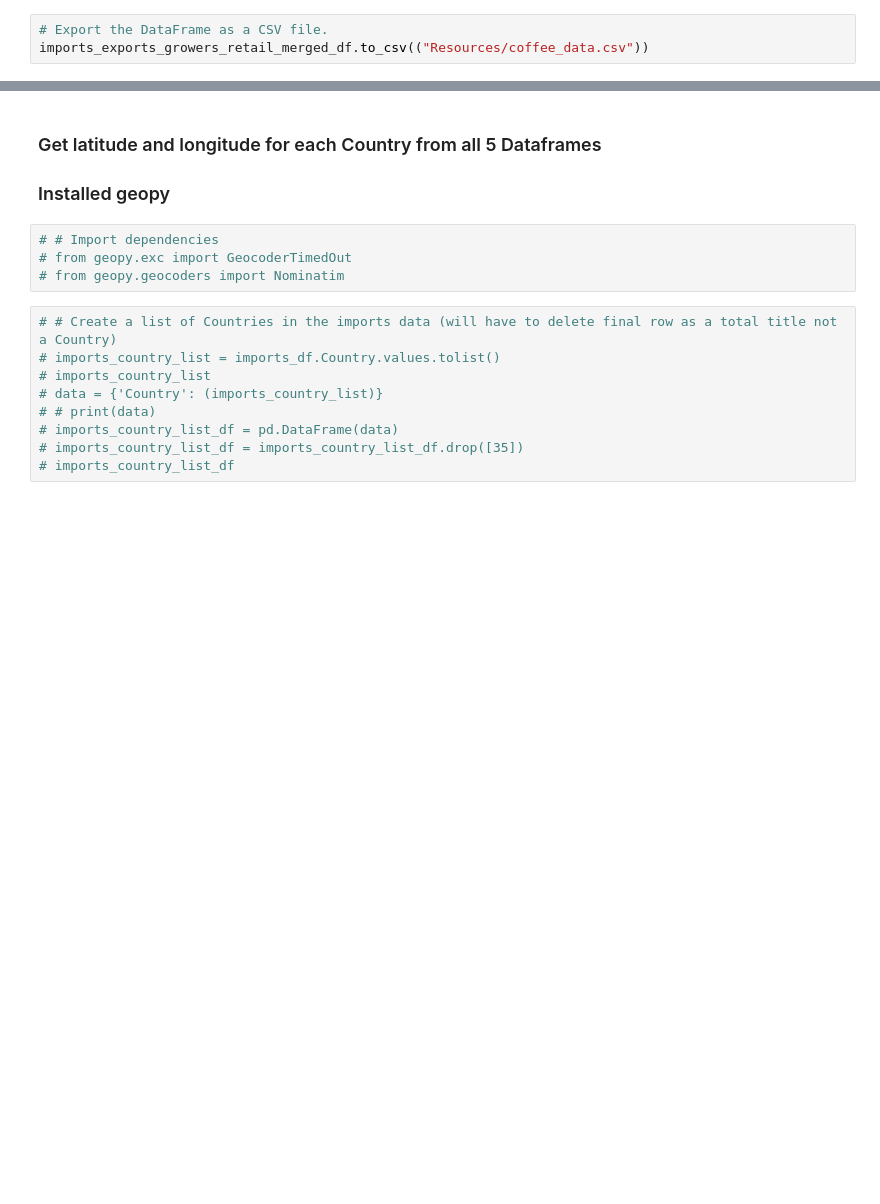
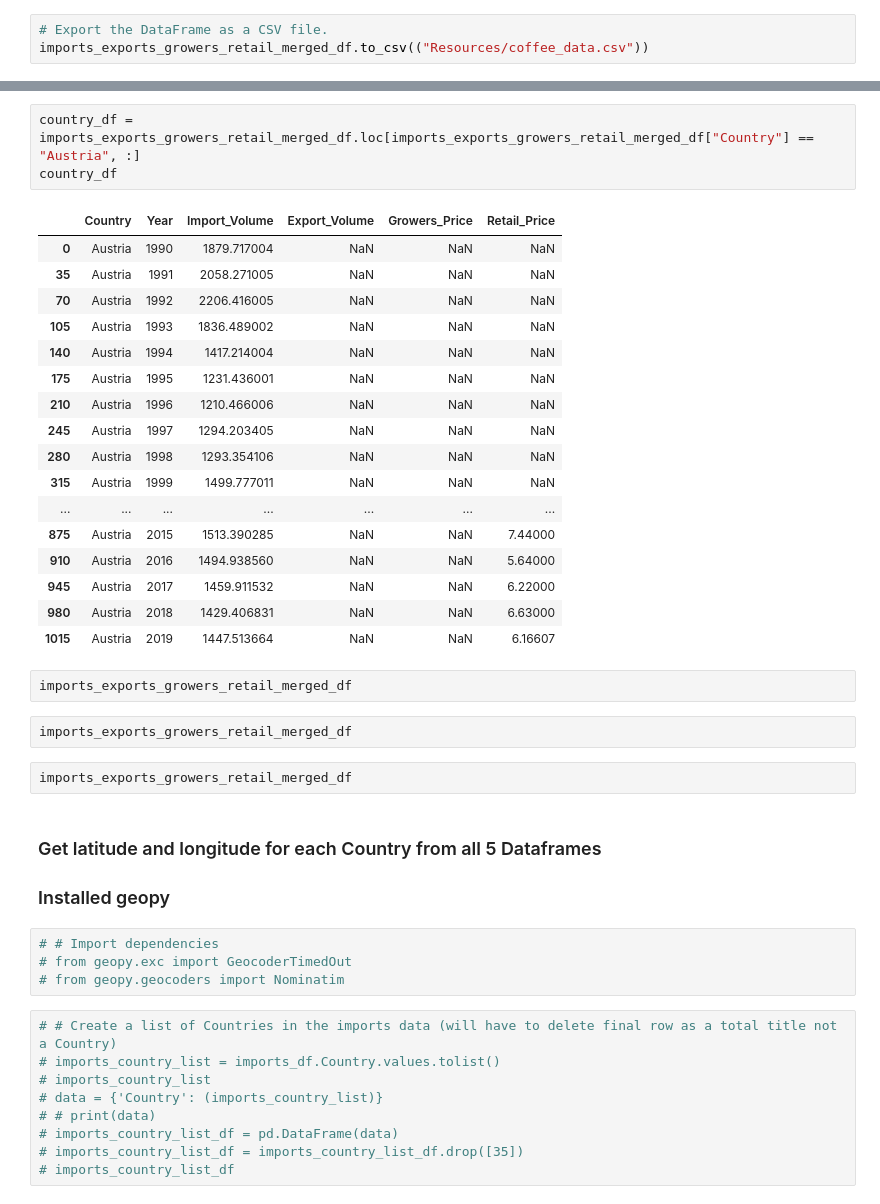
Before and after one commit to SandraBotica/Project-3, a Jupyter notebook: coffee_data.ipynb, the cells around one changed output, grey strips where cells are left out. Drawn from its saved outputs; the diff is of its cells as text; blank space fills up the shorter version.

```diff
--- a/coffee_data.ipynb
+++ b/coffee_data.ipynb
@@ -306,3 +361,30 @@ imports_exports_growers_retail_merged_df.to_csv(("Resources/coffee_data.csv"))
+# %%
+country_df = imports_exports_growers_retail_merged_df.loc[imports_exports_growers_retail_merged_df["Country"] == "Austria", :]
+country_df
+# %% [output]
+|  | Country | Year | Import_Volume | Export_Volume | Growers_Price | Retail_Price |
+| 0 | Austria | 1990 | 1879.717004 | NaN | NaN | NaN |
+| 35 | Austria | 1991 | 2058.271005 | NaN | NaN | NaN |
+| 70 | Austria | 1992 | 2206.416005 | NaN | NaN | NaN |
+| 105 | Austria | 1993 | 1836.489002 | NaN | NaN | NaN |
+| 140 | Austria | 1994 | 1417.214004 | NaN | NaN | NaN |
+| 175 | Austria | 1995 | 1231.436001 | NaN | NaN | NaN |
+| 210 | Austria | 1996 | 1210.466006 | NaN | NaN | NaN |
+| 245 | Austria | 1997 | 1294.203405 | NaN | NaN | NaN |
+| 280 | Austria | 1998 | 1293.354106 | NaN | NaN | NaN |
+| 315 | Austria | 1999 | 1499.777011 | NaN | NaN | NaN |
+| ... | ... | ... | ... | ... | ... | ... |
+| 875 | Austria | 2015 | 1513.390285 | NaN | NaN | 7.44000 |
+| 910 | Austria | 2016 | 1494.938560 | NaN | NaN | 5.64000 |
+| 945 | Austria | 2017 | 1459.911532 | NaN | NaN | 6.22000 |
+| 980 | Austria | 2018 | 1429.406831 | NaN | NaN | 6.63000 |
+| 1015 | Austria | 2019 | 1447.513664 | NaN | NaN | 6.16607 |
+# %%
+imports_exports_growers_retail_merged_df
+# %%
+imports_exports_growers_retail_merged_df
+# %%
+imports_exports_growers_retail_merged_df
 # %% [markdown]
 ### Get latitude and longitude for each Country from all 5 Dataframes
 ### Installed geopy
```
Also changed, not shown: parts of 8 cells of this notebook, 5 other files.
